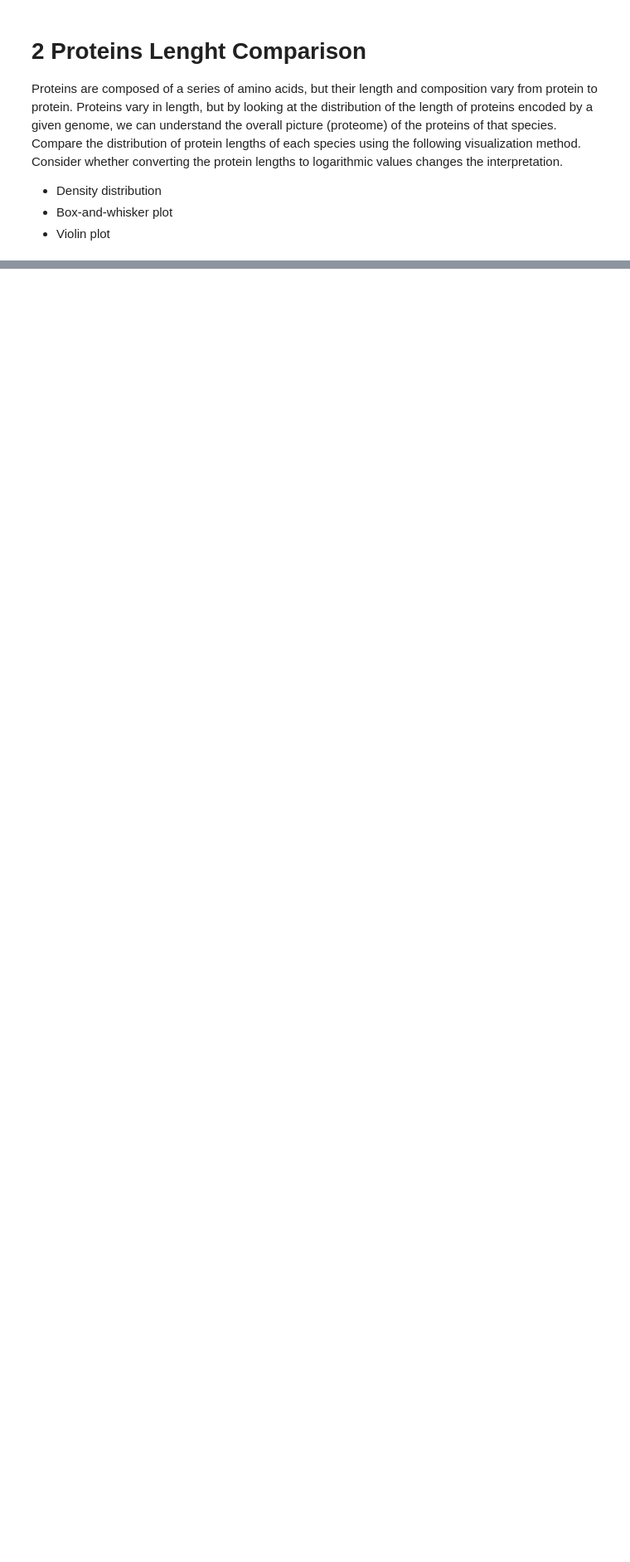
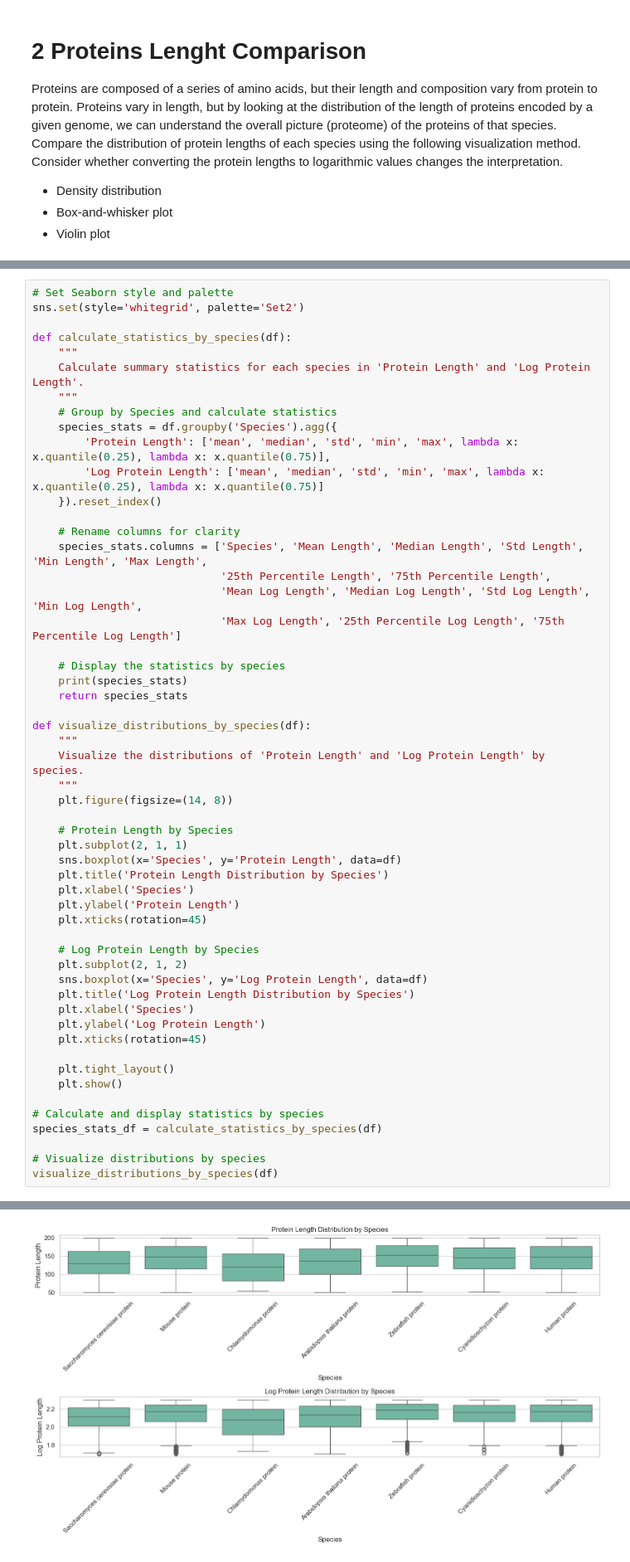
Before and after one commit to jarondlk/info-bio-exercise, a Jupyter notebook: task_1.ipynb, the cells around one changed output, grey strips where cells are left out. Shown at 83% size. Cells and saved outputs as stored; diff of their text form; blank space fills up the shorter version.

```diff
--- a/task_1.ipynb
+++ b/task_1.ipynb
@@ -126,0 +215,55 @@ Total proteins after filtering: 46518
+# %%
+# Set Seaborn style and palette
+sns.set(style='whitegrid', palette='Set2')
+
+def calculate_statistics_by_species(df):
+    """
+    Calculate summary statistics for each species in 'Protein Length' and 'Log Protein Length'.
+    """
+    # Group by Species and calculate statistics
+    species_stats = df.groupby('Species').agg({
+        'Protein Length': ['mean', 'median', 'std', 'min', 'max', lambda x: x.quantile(0.25), lambda x: x.quantile(0.75)],
+        'Log Protein Length': ['mean', 'median', 'std', 'min', 'max', lambda x: x.quantile(0.25), lambda x: x.quantile(0.75)]
+    }).reset_index()
+
+    # Rename columns for clarity
+    species_stats.columns = ['Species', 'Mean Length', 'Median Length', 'Std Length', 'Min Length', 'Max Length',
+                             '25th Percentile Length', '75th Percentile Length',
+                             'Mean Log Length', 'Median Log Length', 'Std Log Length', 'Min Log Length',
+                             'Max Log Length', '25th Percentile Log Length', '75th Percentile Log Length']
+
+    # Display the statistics by species
+    print(species_stats)
+    return species_stats
+
+def visualize_distributions_by_species(df):
+    """
+    Visualize the distributions of 'Protein Length' and 'Log Protein Length' by species.
+    """
+    plt.figure(figsize=(14, 8))
+
+    # Protein Length by Species
+    plt.subplot(2, 1, 1)
+    sns.boxplot(x='Species', y='Protein Length', data=df)
+    plt.title('Protein Length Distribution by Species')
+    plt.xlabel('Species')
+    plt.ylabel('Protein Length')
+    plt.xticks(rotation=45)
+
+    # Log Protein Length by Species
+    plt.subplot(2, 1, 2)
+    sns.boxplot(x='Species', y='Log Protein Length', data=df)
+    plt.title('Log Protein Length Distribution by Species')
+    plt.xlabel('Species')
+    plt.ylabel('Log Protein Length')
+    plt.xticks(rotation=45)
+
+    plt.tight_layout()
+    plt.show()
+
+# Calculate and display statistics by species
+species_stats_df = calculate_statistics_by_species(df)
+
+# Visualize distributions by species
+visualize_distributions_by_species(df)
+# %% [output]
@@ -127,3 +287,4 @@ Total proteins after filtering: 46518
+[figure, added]
 # %%
 # Set Seaborn style and palette
 sns.set(style='whitegrid', palette='Set2')
```
Also changed, not shown: parts of 6 cells of this notebook, 1 other file.
